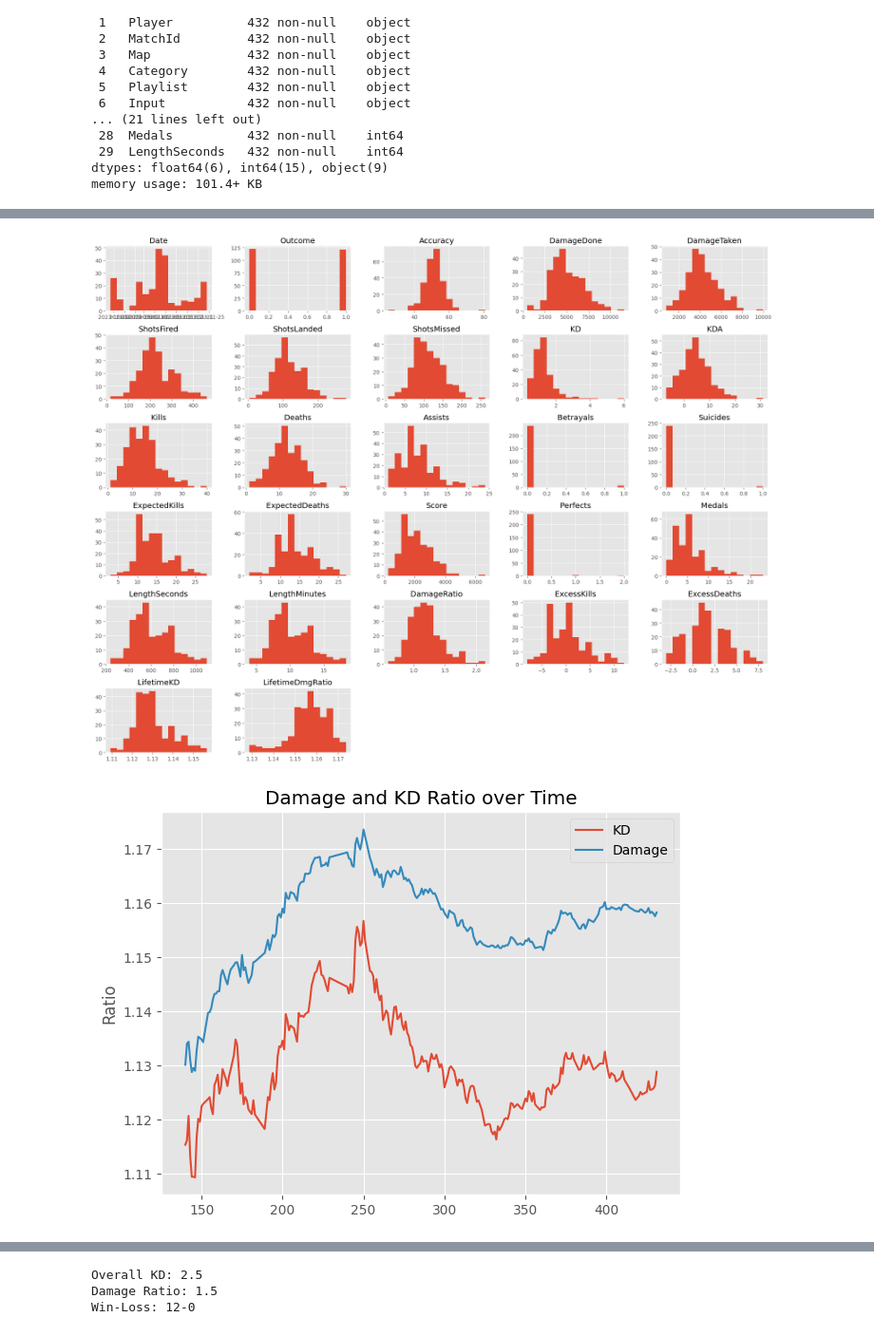
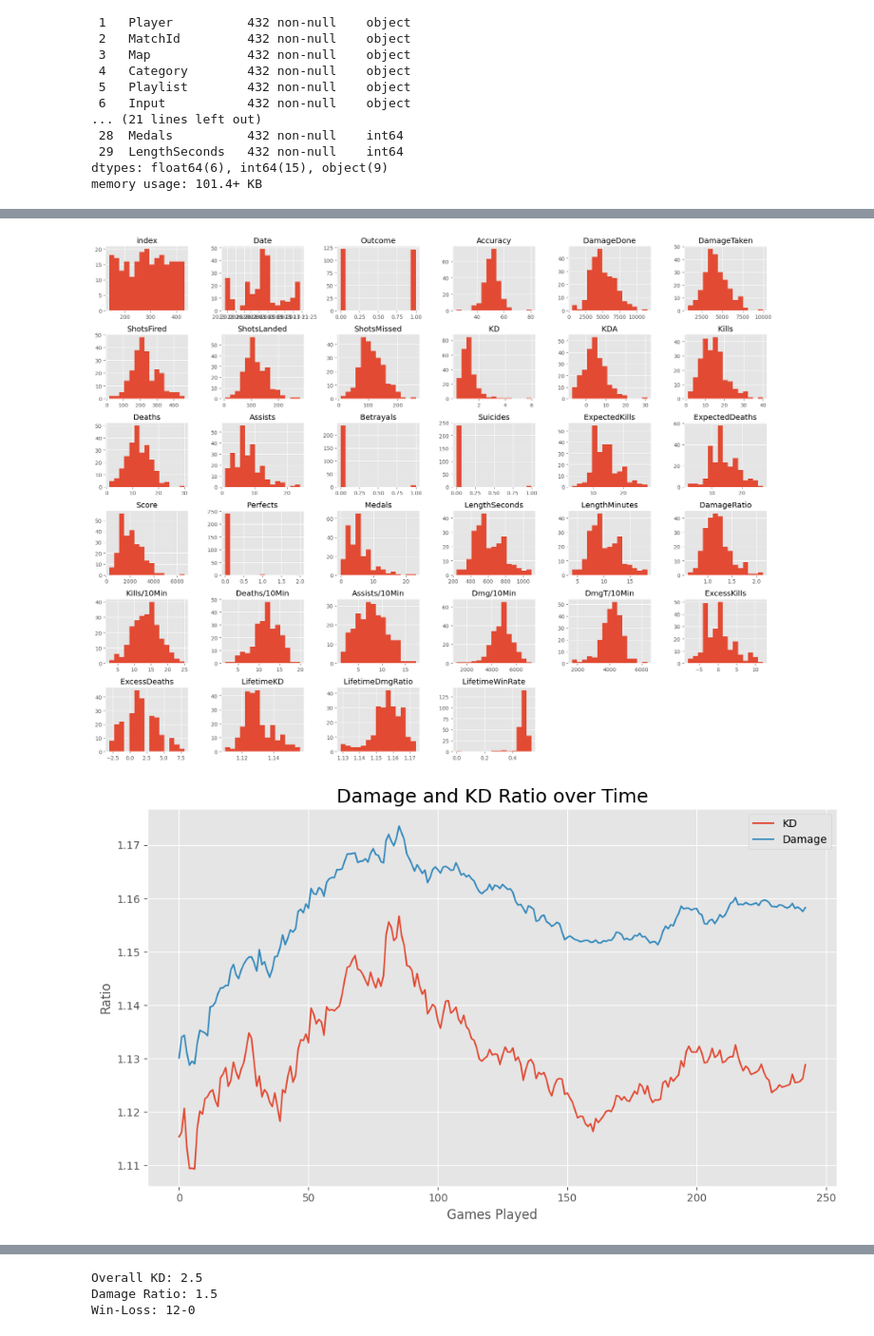
Before and after one commit to palmerac/Halo, a Jupyter notebook: halo.ipynb, the cells around one changed output, grey strips where cells are left out. Shown: that part at 95% size. Drawn from its saved outputs; the diff is of its cells as text; code cells hidden in the pictures.

```diff
--- a/halo.ipynb
+++ b/halo.ipynb
@@ -32,17 +32,27 @@ memory usage: 101.4+ KB
 df['Date'] = pd.to_datetime(df['Date'])
 df['LengthMinutes'] = df['LengthSeconds'] / 60
 df['DamageRatio'] = df['DamageDone'] / df['DamageTaken']
+df['Kills/10Min'] = (df['Kills'] / df['LengthMinutes']) * 10
+df['Deaths/10Min'] = (df['Deaths'] / df['LengthMinutes']) * 10
+df['Assists/10Min'] = (df['Assists'] / df['LengthMinutes']) * 10
+df['Dmg/10Min'] = (df['DamageDone'] / df['LengthMinutes']) * 10
+df['DmgT/10Min'] = (df['DamageTaken'] / df['LengthMinutes']) * 10
 df['ExcessKills'] = df['Kills'] - df['ExpectedKills']
 df['ExcessDeaths'] = df['ExpectedDeaths'] - df['Deaths']
 df['LifetimeKD'] = df['Kills'].cumsum() / df['Deaths'].cumsum()
 df['LifetimeDmgRatio'] = df['DamageDone'].cumsum() / df['DamageTaken'].cumsum()
+
 df = df.drop(['Player', 'MatchId', 'Input', 'Queue', 'Mmr', 'Csr'],axis=1)
 dfR = df[df['Playlist'] == 'Ranked Arena']
 dfr = dfR[dfR['Date']> '2023-01-01']
 dfr = dfr[dfr['Outcome'] != 'Draw']
 dfr = dfr[dfr['Outcome'] != 'Left']
 dfr['Outcome'] = dfr['Outcome'].map({'Win': 1, 'Loss': 0})
-dfr = dfr.drop('Playlist', axis=1)
+dfr['LifetimeWinRate'] = (dfr['Outcome'].cumsum() /
+                          (dfr['Outcome'].cumsum() +
+                           dfr['Outcome'].eq(0).cumsum())).fillna(0)
+dfr = dfr.drop('Playlist', axis=1).reset_index()
+dfr.to_csv('df.csv')
 dfr.info()
 # %% [output]
 <class 'pandas.core.frame.DataFrame'>
@@ -97,14 +107,17 @@ dfr.hist(bins=15, figsize=(18, 14))
 plt.tight_layout()
 plt.show()
 # %% [output]
-[figure, old version]
+[figure, new version]
 # %%
+plt.figure(figsize=(10,6))
 plt.plot(dfr['LifetimeKD'], label='KD' )
 plt.plot(dfr['LifetimeDmgRatio'], label='Damage')
-plt.title('Damage and KD Ratio over Time')
+plt.title('Damage and KD Ratio over Time', fontsize=18)
+plt.xlabel('Games Played')
 plt.ylabel('Ratio')
 plt.legend()
 plt.tight_layout()
+plt.savefig('Plots/DamKDRatios.png', dpi=300)
 plt.show()
 # %% [output]
-[figure, old version]
+[figure, new version]
```
Also changed, not shown: parts of 7 cells of this notebook, 10 other files.
